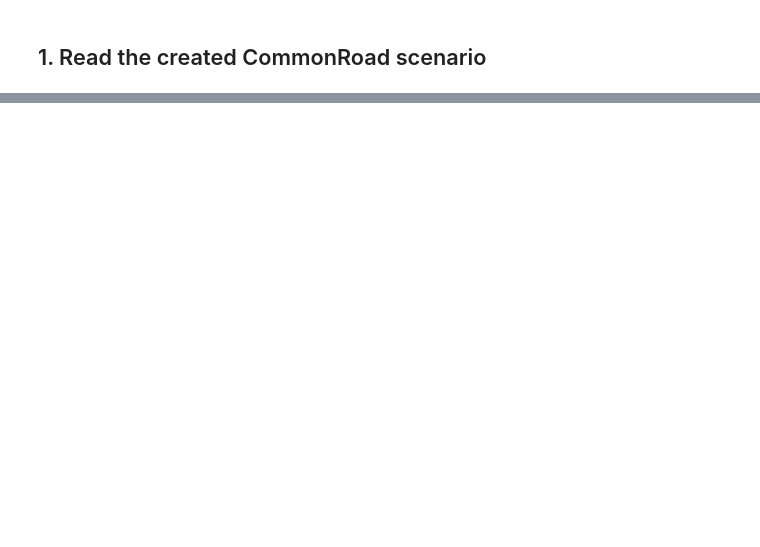
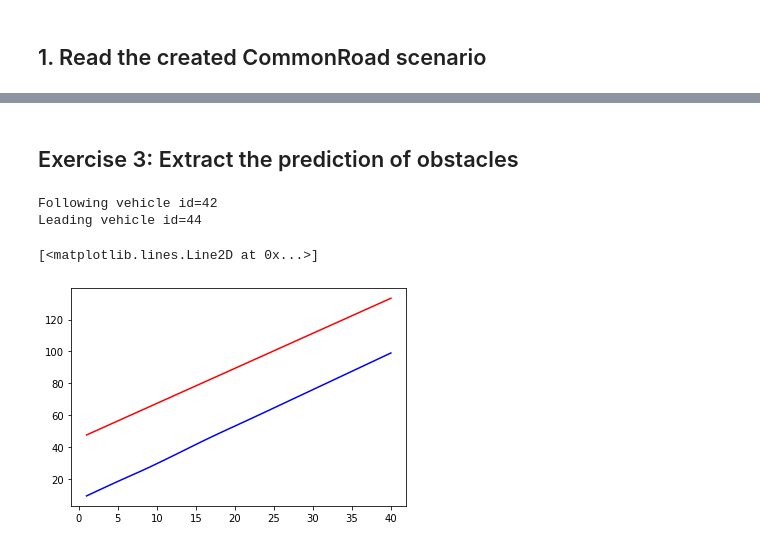
Before and after one commit to simzhi/CarlaPractices, a Jupyter notebook: commonroad_IO/Tutorial_2_Variational_Trajectory_Planning.ipynb, the cells around one changed output, grey strips where cells are left out. Drawn from its saved outputs; the diff is of its cells as text; code cells hidden in the pictures; blank space fills up the shorter version.

```diff
--- a/commonroad_IO/Tutorial_2_Variational_Trajectory_Planning.ipynb
+++ b/commonroad_IO/Tutorial_2_Variational_Trajectory_Planning.ipynb
@@ -35,0 +275,35 @@ for i in range(0, 40):
+# %% [markdown]
+## Exercise 3: Extract the prediction of obstacles
+# %%
+# extract obstacle from scenario
+dyn_obstacles = scenario.dynamic_obstacles
+#print("dyn_obstacles: \n",dyn_obstacles)
+
+# create constraints for minimum and maximum position
+s_min = [] # minimum position constraint
+s_max = [] # maximum position constraint
+# go through obstacle list and distinguish between following and leading vehicle
+for o in dyn_obstacles:
+    prediction = o.prediction.trajectory.state_list
+    #print("prediction: \n", prediction[0].position[0])
+    if o.initial_state.position[0] < x_0[0]:
+        print('Following vehicle id={}'.format(o.obstacle_id))
+        prediction = o.prediction.trajectory.state_list
+        for p in prediction:
+            #print(p)
+            s_min.append(p.position[0]+o.obstacle_shape.length/2.+2.5)
+            #print(s_min[0])
+    elif len(s_max)==0 or prediction[0].position[0] < s_max[0]:
+        print('Leading vehicle id={}'.format(o.obstacle_id))
+        prediction = o.prediction.trajectory.state_list
+        for p in prediction:
+            s_max.append(p.position[0]-o.obstacle_shape.length/2.-2.5)
+
+# plot vehicle motions
+plt.plot(range(1,len(s_min)+1),s_min,'b')
+plt.plot(range(1,len(s_max)+1),s_max,'r')
+# %% [output]
+Following vehicle id=42
+Leading vehicle id=44
+[<matplotlib.lines.Line2D at 0x...>]
+[figure, added]
```
Also changed, not shown: parts of 17 cells of this notebook, 3 other files.
